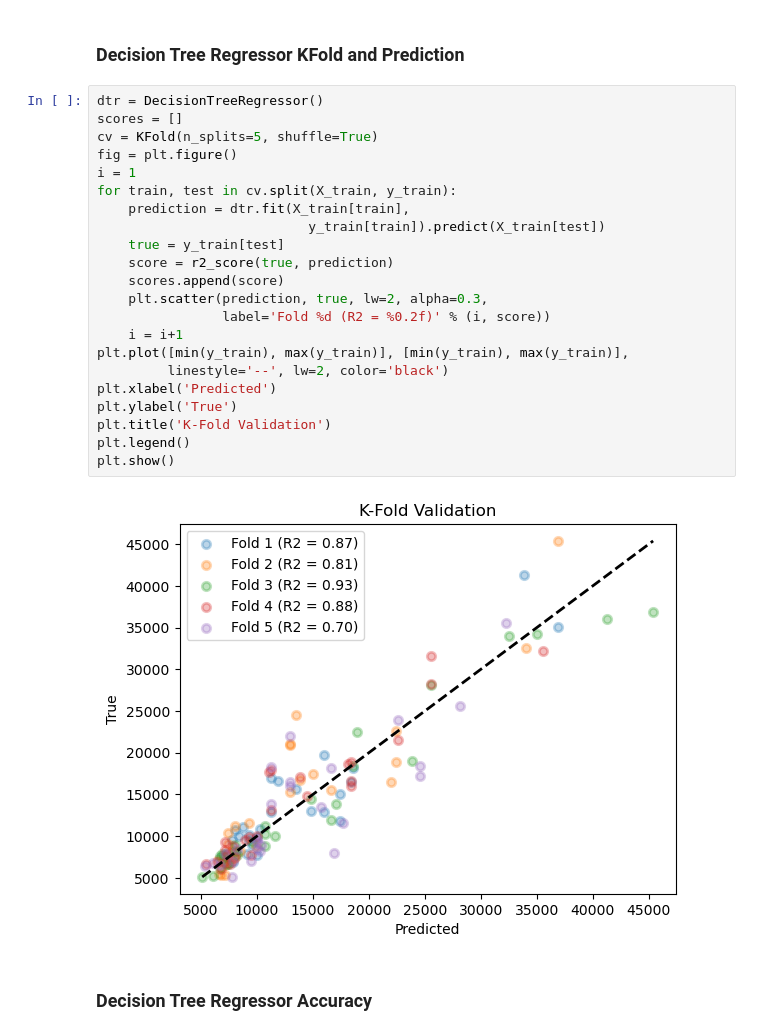
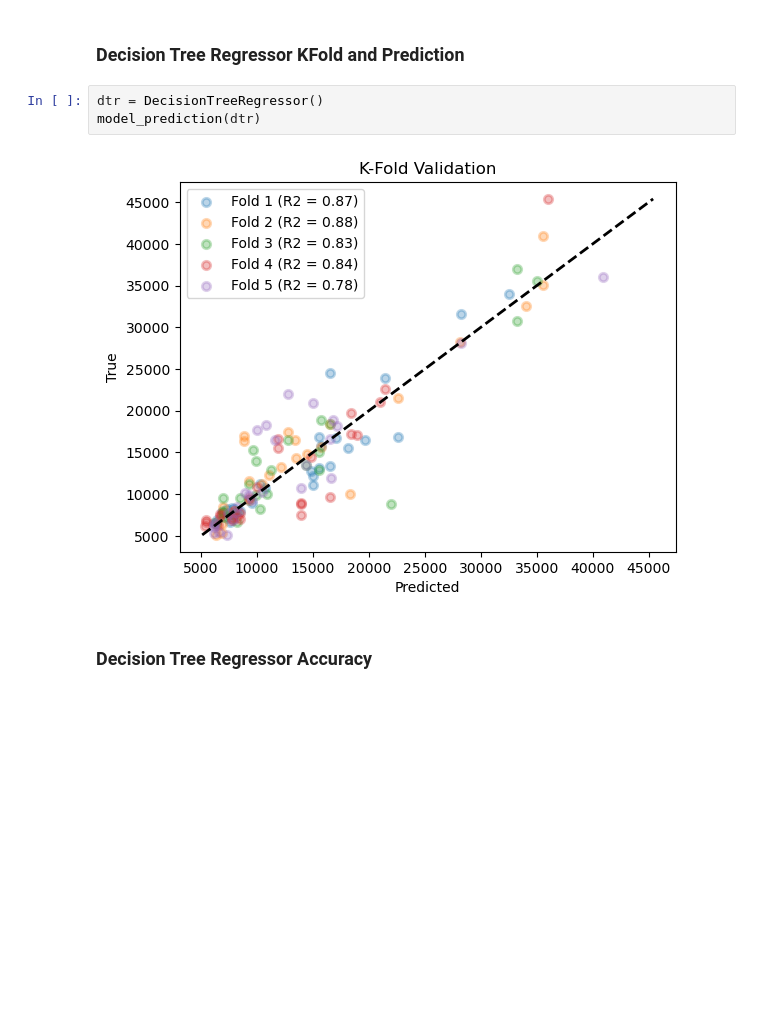
Before and after one commit to MayankTamakuwala/Automobile-Price-Prediction, a Jupyter notebook: project.ipynb, the cells around one changed output. Drawn from its saved outputs; the diff is of its cells as text; blank space fills up the shorter version.

```diff
--- a/project.ipynb
+++ b/project.ipynb
@@ -461,29 +418,10 @@ Standard Deviation: 18.79 %
 ## Decision Tree Regressor
 # %% [markdown]
 ### Decision Tree Regressor KFold and Prediction
-# %%
-dtr = DecisionTreeRegressor()
-scores = []
-cv = KFold(n_splits=5, shuffle=True)
-fig = plt.figure()
-i = 1
-for train, test in cv.split(X_train, y_train):
-    prediction = dtr.fit(X_train[train],
-                           y_train[train]).predict(X_train[test])
-    true = y_train[test]
-    score = r2_score(true, prediction)
-    scores.append(score)
-    plt.scatter(prediction, true, lw=2, alpha=0.3,
-                label='Fold %d (R2 = %0.2f)' % (i, score))
-    i = i+1
-plt.plot([min(y_train), max(y_train)], [min(y_train), max(y_train)],
-         linestyle='--', lw=2, color='black')
-plt.xlabel('Predicted')
-plt.ylabel('True')
-plt.title('K-Fold Validation')
-plt.legend()
-plt.show()
-# %% [output]
-[figure, removed]
+# %%
+dtr = DecisionTreeRegressor()
+model_prediction(dtr)
+# %% [output]
+[figure, added]
 # %% [markdown]
 ### Decision Tree Regressor Accuracy
```
Also changed, not shown: parts of 24 cells of this notebook.
